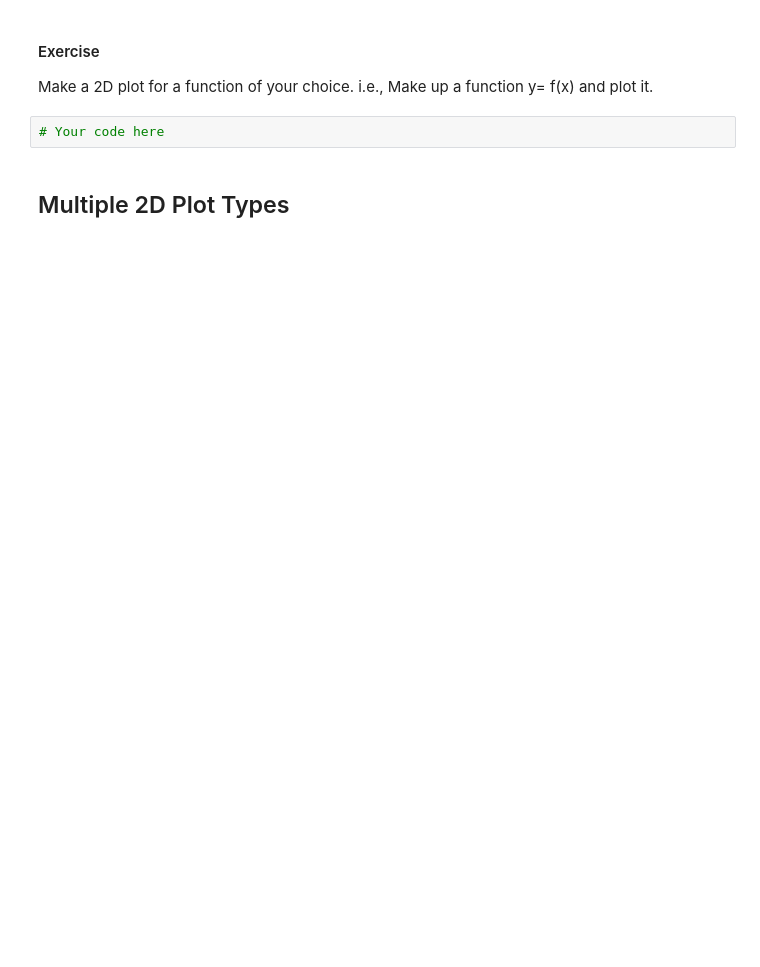
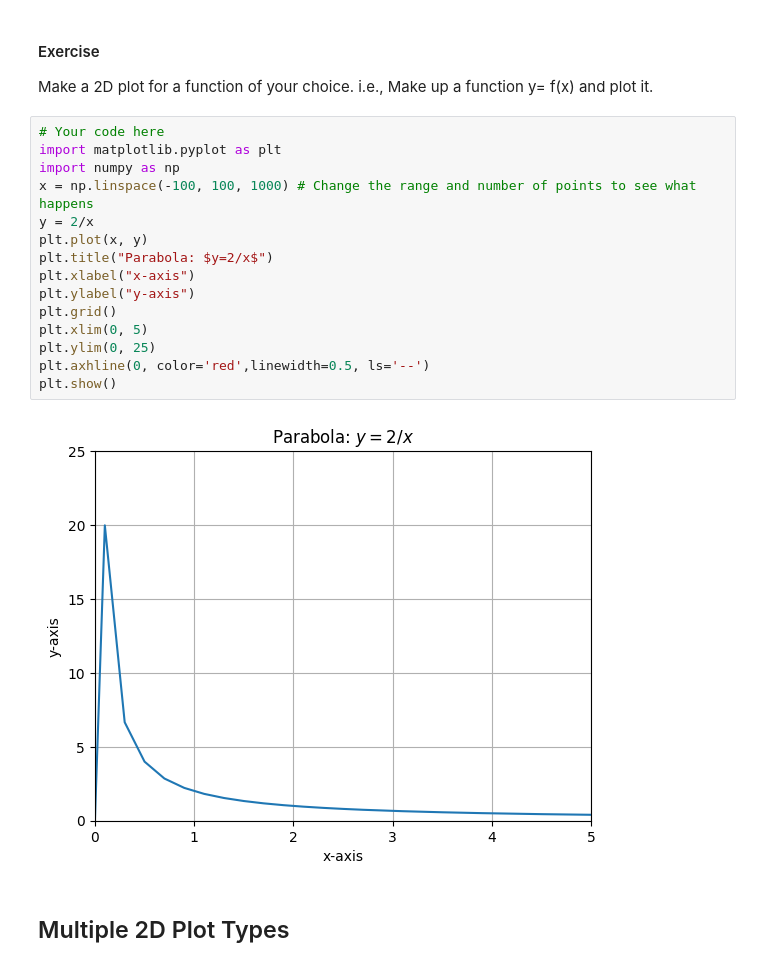
Before and after one commit to JakeC05/Engineering-Methods, a Jupyter notebook: Lecture 6_python_plotting.ipynb, the cells around one changed output. Drawn from its saved outputs; the diff is of its cells as text; blank space fills up the shorter version.

```diff
--- a/Lecture 6_python_plotting.ipynb
+++ b/Lecture 6_python_plotting.ipynb
@@ -199,6 +247,21 @@ Matplotlib is building the font cache; this may take a moment.
 Make a 2D plot for a function of your choice. i.e., Make up a function y= f(x) and plot it.
 # %%
 # Your code here
+import matplotlib.pyplot as plt
+import numpy as np
+x = np.linspace(-100, 100, 1000) # Change the range and number of points to see what happens
+y = 2/x
+plt.plot(x, y)
+plt.title("Parabola: $y=2/x$")
+plt.xlabel("x-axis")
+plt.ylabel("y-axis")
+plt.grid()
+plt.xlim(0, 5)
+plt.ylim(0, 25)
+plt.axhline(0, color='red',linewidth=0.5, ls='--')
+plt.show()
+# %% [output]
+[figure, added]
 # %% [markdown]
 ## Multiple 2D Plot Types
 # %%
```
Also changed, not shown: parts of 6 cells of this notebook.
